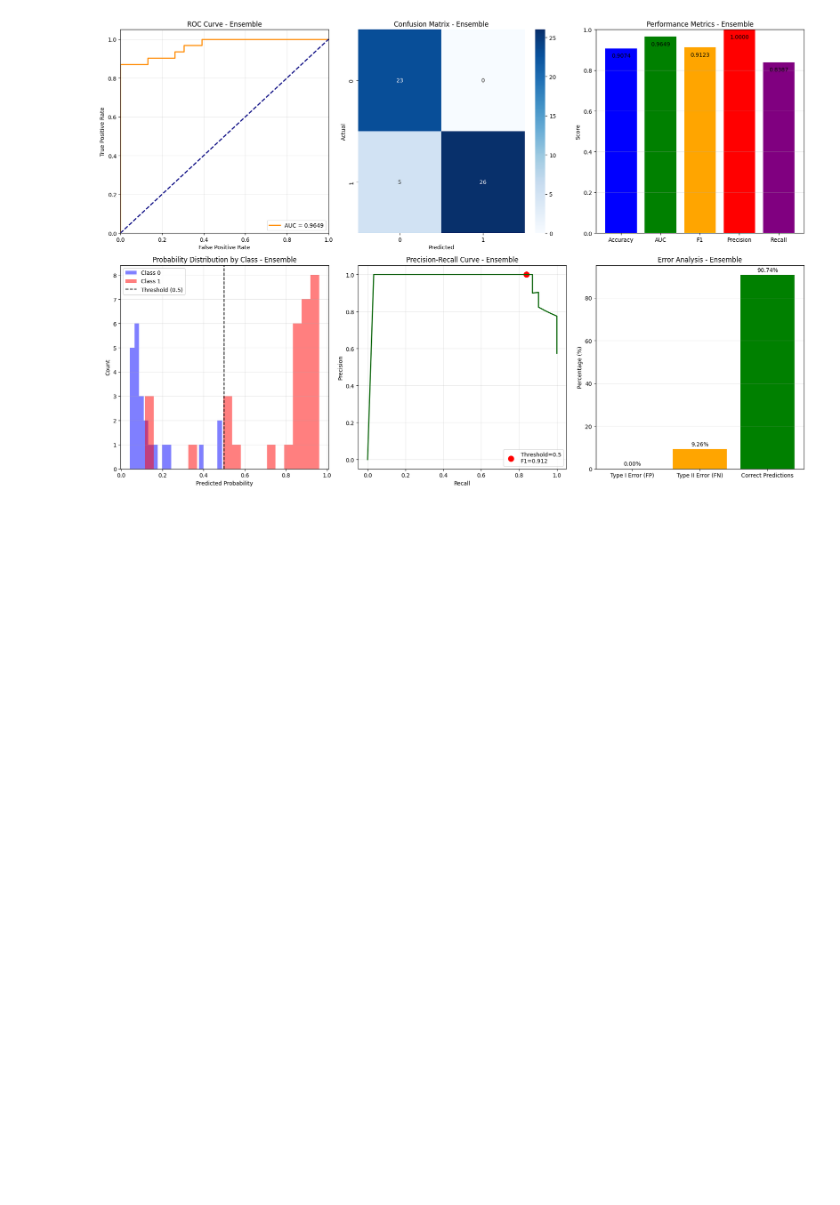
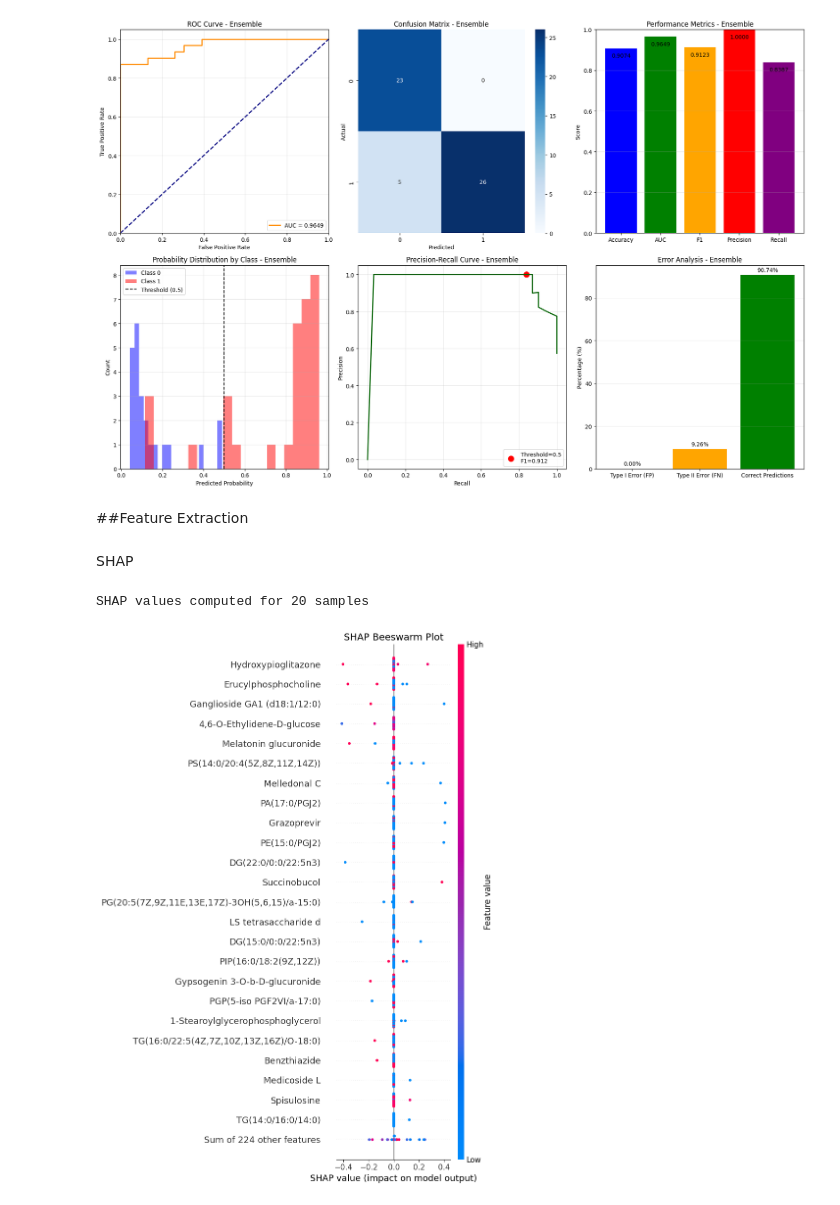
Before and after one commit to 21Lotus/SalivaryMDDMetabolomics, a Jupyter notebook: 04_transformer.ipynb, the cells around one changed output. Saved outputs shown, nothing was run; the diff lists cells and outputs as text; code cells hidden in the pictures; blank space fills up the shorter version.

```diff
--- a/04_transformer.ipynb
+++ b/04_transformer.ipynb
@@ -1108,3 +1108,7 @@ False Positives: 0 (0.00%)
 False Negatives: 5 (9.26%)
 True Positives:  26 (48.15%)
 [figure]
+# %% [markdown]
+##Feature Extraction
+# %% [markdown]
+SHAP
@@ -1110,0 +1140,35 @@ True Positives:  26 (48.15%)
+# %%
+import shap
+import numpy as np
+import warnings
+warnings.filterwarnings('ignore')
+
+#create background and explanation values for SHAP
+background = X_train_scaled[:30]
+X_explain = X_test_scaled[:20]
+
+#compute SHAP values
+explainer = shap.KernelExplainer(ensemble_predict_proba, background)
+shap_values = explainer.shap_values(X_explain, nsamples=20, l1_reg="num_features(5)")
+
+#print SHAP values
+print(f"SHAP values computed for {X_explain.shape[0]} samples")
+# %% [output]
+SHAP values computed for 20 samples
+# %%
+# Create Explanation object with feature names
+explanation = shap.Explanation(
+  values=shap_values[:, :, 1],  # Class 1
+  base_values=explainer.expected_value[1],
+  data=X_explain,
+  feature_names=X.columns.tolist()  # Feature names here
+)
+
+# Plot using beeswarm with the Explanation object
+shap.plots.beeswarm(explanation, max_display=25, show=False)
+
+plt.title("SHAP Beeswarm Plot", fontsize=14)
+plt.tight_layout()
+plt.show()
+# %% [output]
+[figure, added]
```
Also changed, not shown: parts of 7 cells of this notebook.
